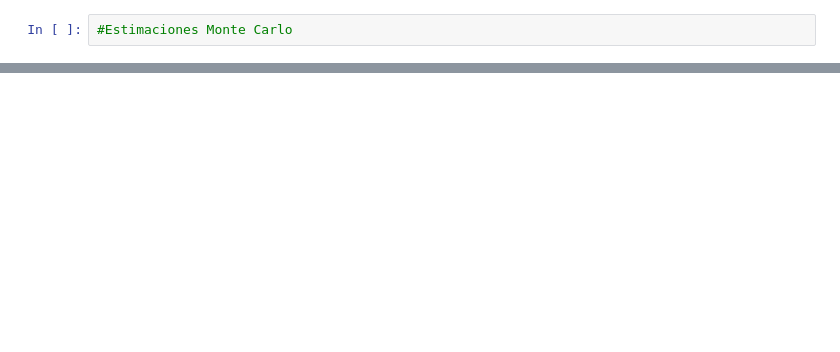
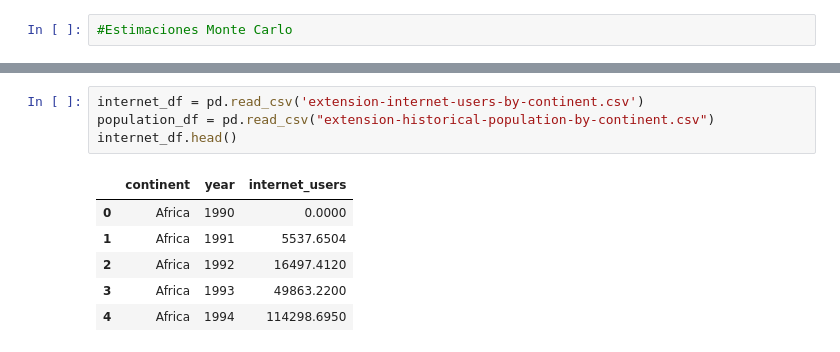
Before and after one commit to Lizbeth-Guerrero/MineriaDeDatos, a Jupyter notebook: Untitled0.ipynb, the cells around one changed output, grey strips where cells are left out. Cells and saved outputs as stored; diff of their text form; blank space fills up the shorter version.

```diff
--- a/Untitled0.ipynb
+++ b/Untitled0.ipynb
@@ -1234,0 +966,11 @@ P_H_given_E_exact
+# %%
+internet_df = pd.read_csv('extension-internet-users-by-continent.csv')
+population_df = pd.read_csv("extension-historical-population-by-continent.csv")
+internet_df.head()
+# %% [output]
+|  | continent | year | internet_users |
+| 0 | Africa | 1990 | 0.0000 |
+| 1 | Africa | 1991 | 5537.6504 |
+| 2 | Africa | 1992 | 16497.4120 |
+| 3 | Africa | 1993 | 49863.2200 |
+| 4 | Africa | 1994 | 114298.6950 |
```
Also changed, not shown: parts of 51 cells of this notebook.
